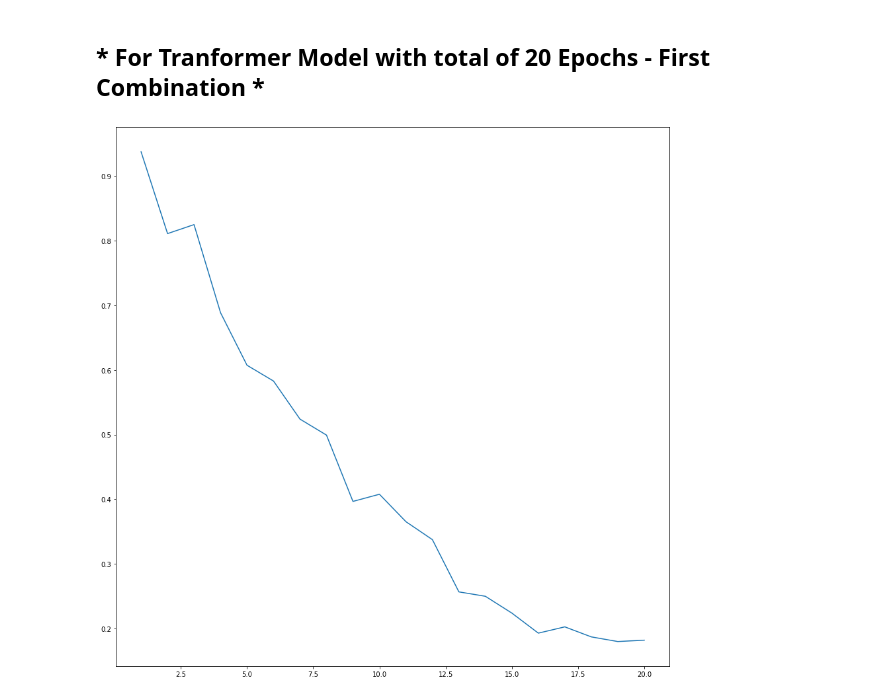
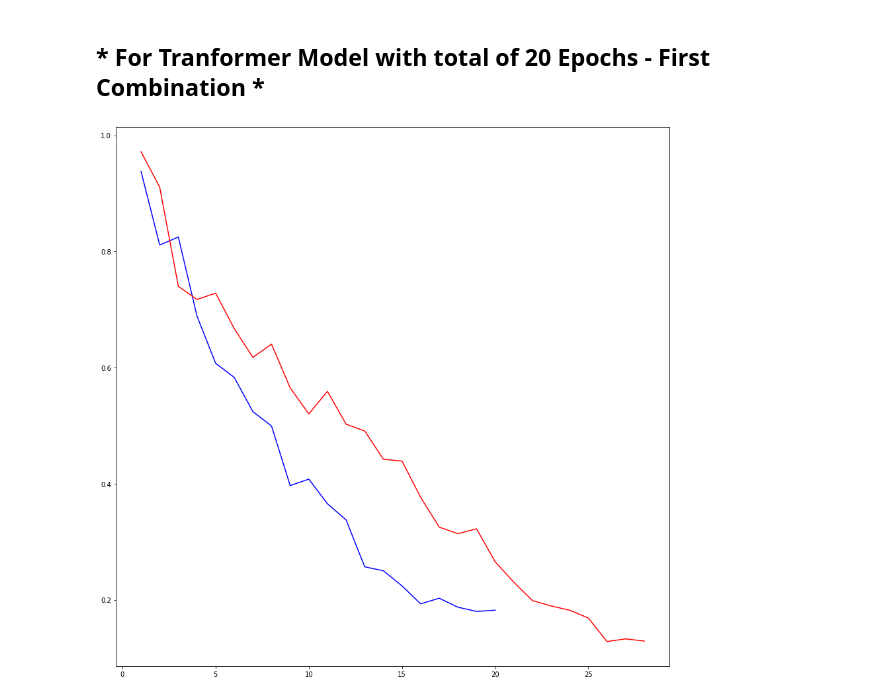
Before and after one commit to karumugamio/NLAProjEnglishtoSimpleEnglishMT, a Jupyter notebook: Analysis_of_Results.ipynb, the cells around one changed output. Drawn from its saved outputs; the diff is of its cells as text; code cells hidden in the pictures.

```diff
--- a/Analysis_of_Results.ipynb
+++ b/Analysis_of_Results.ipynb
@@ -219,16 +219,20 @@ print(BLEUscore)
 # Graph for Error Rate while Training
 # %%
 ep10 = {1:0.9375,2:0.8109,3:0.8248,4:0.6886,5:0.6073,6:0.5829,7:0.5240,8:0.4993,9:0.3967,10:0.4078,11:0.3654,12:0.3376,13:0.2568,14:0.2500,15:0.2240,16:0.1930,17:0.2027,18:0.1872,19:0.1800,20:0.1821}
+# %%
+ep20 = {1:0.9716,2:0.9104,3:0.7398,4:0.7172,5:0.7281,6:0.6670,7:0.6175,8:0.6403,9:0.5650,10:0.5201,11:0.5590,12:0.5024,13:0.4908,14:0.4421,15:0.4389,16:0.3765,17:0.3251,18:0.3139,19:0.3222,20:0.2654,21:0.2303,22:0.1986,23:0.1894,24:0.1820,25:0.1686,26:0.1281,27:0.1327,28:0.1289}
 # %% [markdown]
 ## * For Tranformer Model with total of 20 Epochs - First Combination *
 # %%
 ep10
 
 lists = sorted(ep10.items()) # sorted by key, return a list of tuples
+lists2 = sorted(ep20.items()) # sorted by key, return a list of tuples
+x, y = zip(*lists) # unpack a list of pairs into two tuples
+x2, y2 = zip(*lists2) # unpack a list of pairs into two tuples
 
-x, y = zip(*lists) # unpack a list of pairs into two tuples
-
-plt.plot(x, y)
+plt.plot(x, y,"blue")
+plt.plot(x2, y2,"red")
 plt.show()
 # %% [output]
-[figure, old version]
+[figure, new version]
```
